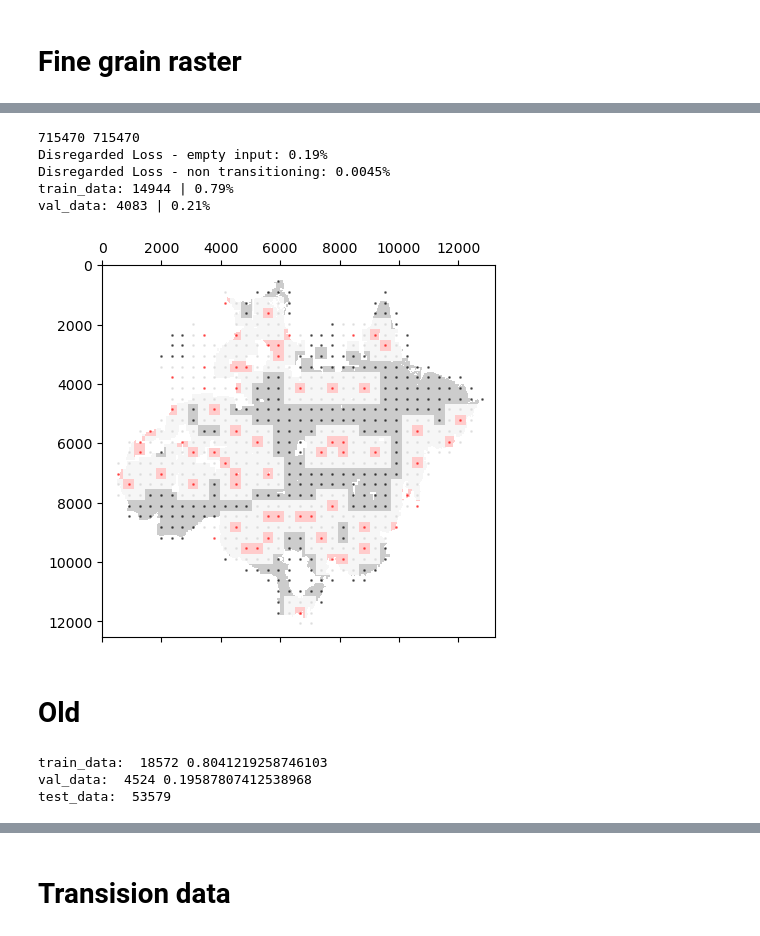
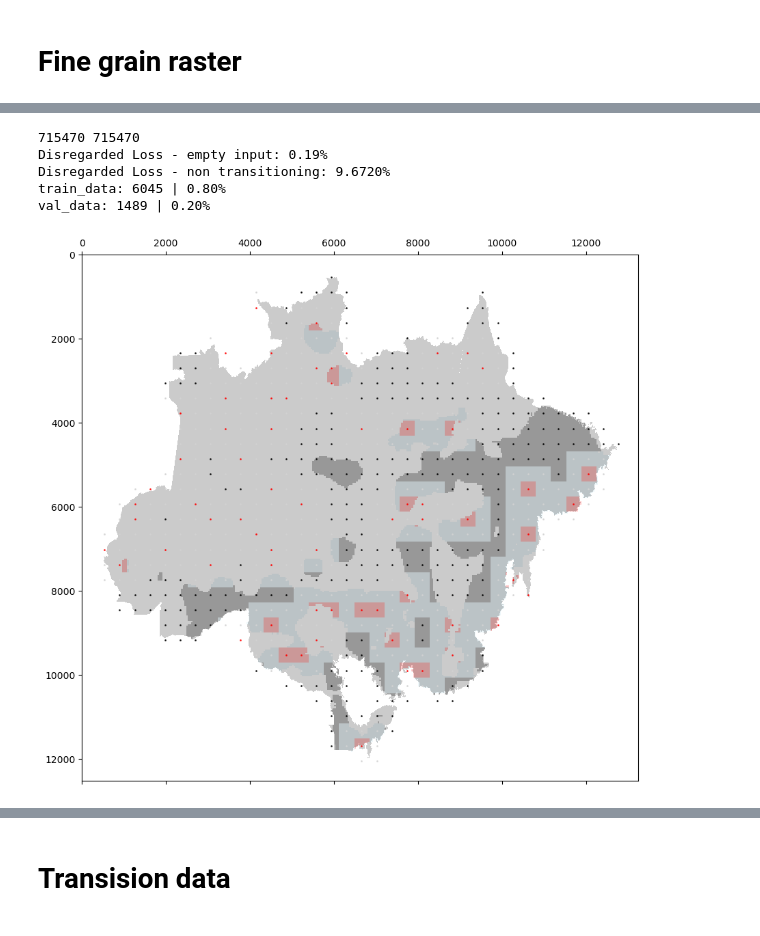
Before and after one commit to TimEngelmann/future-deforestation, a Jupyter notebook: notebooks/data_splitting.ipynb, the cells around one changed output, grey strips where cells are left out. Cells and saved outputs as stored; diff of their text form; code cells hidden in the pictures.

```diff
--- a/notebooks/data_splitting.ipynb
+++ b/notebooks/data_splitting.ipynb
@@ -152,8 +153,7 @@ def load_processed_biomass_data(year, shape, resolution=250, delta=None):
         bio_data = torch.nn.functional.pad(bio_data, (diff_y, diff_y, diff_x, diff_x), value=255)
     return bio_data, out_meta
 # %%
-year = 2010
-bio_data_2010, bio_data_meta = load_processed_biomass_data(year, None, resolution=250, delta=delta)
+bio_data_2010, bio_data_meta = load_processed_biomass_data(2010, None, resolution=250, delta=delta)
 # %%
 cmap = colors.ListedColormap(['#129912','#bbfcac', '#ffffb2', '#ea9999', '#0000ff', '#D5D5E5'])
 mat = plt.matshow(bio_data_2010,cmap=cmap,vmin = -.5, vmax = 5.5)
@@ -314,7 +282,7 @@ def filter_empty_points(x,y,bio_data, input_px, output_px):
 def filter_non_transitioning_points(x,y,transition_prior, input_px):
     window_transition_prior_in = transition_prior[int(y-input_px/2):int(y+input_px/2), int(x-input_px/2):int(x+input_px/2)]
     transition_prior_in = torch.sum(window_transition_prior_in)/input_px**2
-    if transition_prior_in > 0:
+    if transition_prior_in > 0.01:
         return False
     return True
 
@@ -340,15 +308,15 @@ def get_points_from_cluster(train_data, bio_data, transition_prior, transition_f
             elif filter_non_transitioning_points(x,y,transition_prior, input_px):
                 filtered_non_transitioning_px += transition_future_px
             else:
-                train_data_points.append((x,y,x_cluster,y_cluster))
+                train_data_points.append((x,y,x_cluster,y_cluster, transition_future_px/output_px**2))
                 included_px += transition_future_px
     return np.array(train_data_points), (filtered_empty_px, filtered_non_transitioning_px, included_px)
 # %%
-train_data_points, test_filter_metrics = get_points_from_cluster(train_data, bio_data_2010, transition_2005_2010, transition_2010_2015)
+train_data_points, train_filter_metrics = get_points_from_cluster(train_data, bio_data_2010, transition_2005_2010, transition_2010_2015)
 val_data_points, val_filter_metrics = get_points_from_cluster(val_data, bio_data_2010, transition_2005_2010, transition_2010_2015)
 dropped_data_points, dropped_filter_metrics = get_points_from_cluster(dropped_data, bio_data_2010, transition_2005_2010, transition_2010_2015)
 # %%
-filter_metrics = np.array([test_filter_metrics,val_filter_metrics,dropped_filter_metrics])
+filter_metrics = np.array([train_filter_metrics,val_filter_metrics,dropped_filter_metrics])
 print(np.sum(filter_metrics), torch.sum(transition_2010_2015).item())
 print("Disregarded Loss - empty input: {:.2f}%".format(np.sum(filter_metrics[:,0])/np.sum(filter_metrics) * 100))
 print("Disregarded Loss - non transitioning: {:.4f}%".format(np.sum(filter_metrics[:,1])/np.sum(filter_metrics)*100))
@@ -357,54 +325,42 @@ print("val_data: {:.0f} | {:.2f}%".format(len(val_data_points), len(val_data_poi
 # %% [output]
 715470 715470
 Disregarded Loss - empty input: 0.19%
-Disregarded Loss - non transitioning: 0.0045%
-train_data: 14944 | 0.79%
-val_data: 4083 | 0.21%
+Disregarded Loss - non transitioning: 9.6720%
+train_data: 6045 | 0.80%
+val_data: 1489 | 0.20%
 # %%
 o = int(output_px/2)
 split_layer = np.ones_like(transition_2005_2010) * -1
+target_layer = np.ones(transition_2005_2010.shape) * -1
 for point in train_data_points:
     x = int(point[0])
     y = int(point[1])
     split_layer[y-o:y+o, x-o:x+o] = 0
+    target_layer[y-o:y+o, x-o:x+o] = point[-1]
 for point in val_data_points:
     x = int(point[0])
     y = int(point[1])
     split_layer[y-o:y+o, x-o:x+o] = 1
+    target_layer[y-o:y+o, x-o:x+o] = point[-1]
 for point in dropped_data_points:
     x = int(point[0])
     y = int(point[1])
     split_layer[y-o:y+o, x-o:x+o] = 2
+    target_layer[y-o:y+o, x-o:x+o] = point[-1]
 # %%
-cmap = colors.ListedColormap(['k','red', 'lightgrey'])
+fig, axs = plt.subplots(figsize=(15,10))
+
+cmap = colors.ListedColormap(['white', 'grey'])
+axs.matshow(bio_data_2010 != 255,cmap=cmap,vmin = -.5, vmax = 1.5, alpha=0.5)
+
+cmap = colors.ListedColormap(['k','red', 'lightblue'])
 cmap.set_under('white')
-mat = plt.matshow(split_layer,cmap=cmap,vmin = -.5, vmax = 2.5, alpha=0.2)
-plt.scatter(val_data[:,0], val_data[:,1], s=1, c='red', alpha=0.5)
-plt.scatter(train_data[:,0], train_data[:,1], s=1, c='k', alpha=0.5)
-plt.scatter(dropped_data[:,0], dropped_data[:,1], s=1, c='lightgrey', alpha=0.5)
+axs.matshow(split_layer,cmap=cmap,vmin = -.5, vmax = 2.5, alpha=0.2)
+
+axs.scatter(val_data[:,0], val_data[:,1], s=1, c='red', alpha=0.8)
+axs.scatter(train_data[:,0], train_data[:,1], s=1, c='k', alpha=0.8)
+axs.scatter(dropped_data[:,0], dropped_data[:,1], s=1, c='lightgrey', alpha=0.8)
+axs.set_aspect('equal', 'box')
 plt.show()
 # %% [output]
-[figure, old version]
+[figure, new version]
-# %% [markdown]
-# Old
-# %%
-train_data_points = get_points_from_cluster(train_data)
-val_data_points = get_points_from_cluster(val_data)
-dropped_data_points = get_points_from_cluster(dropped_data)
-test_data_points = np.concatenate([train_data_points, val_data_points, dropped_data_points])
-
-year = 2015
-bio_data_test, _ = load_processed_biomass_data(year, None, resolution=250)
-test_data_points_filtered = []
-for test_point in test_data_points:
-    if include_point(test_point[0],test_point[1],bio_data_test,output_px):
-        test_data_points_filtered.append(test_point)
-test_data_points = np.array(test_data_points_filtered)
-
-print("train_data: ", len(train_data_points), len(train_data_points)/(len(train_data_points)+len(val_data_points)))
-print("val_data: ", len(val_data_points), len(val_data_points)/(len(train_data_points)+len(val_data_points)))
-print("test_data: ", len(test_data_points))
-# %% [output]
-train_data:  18572 0.8041219258746103
-val_data:  4524 0.19587807412538968
-test_data:  53579
```
Also changed, not shown: parts of 17 cells of this notebook.
